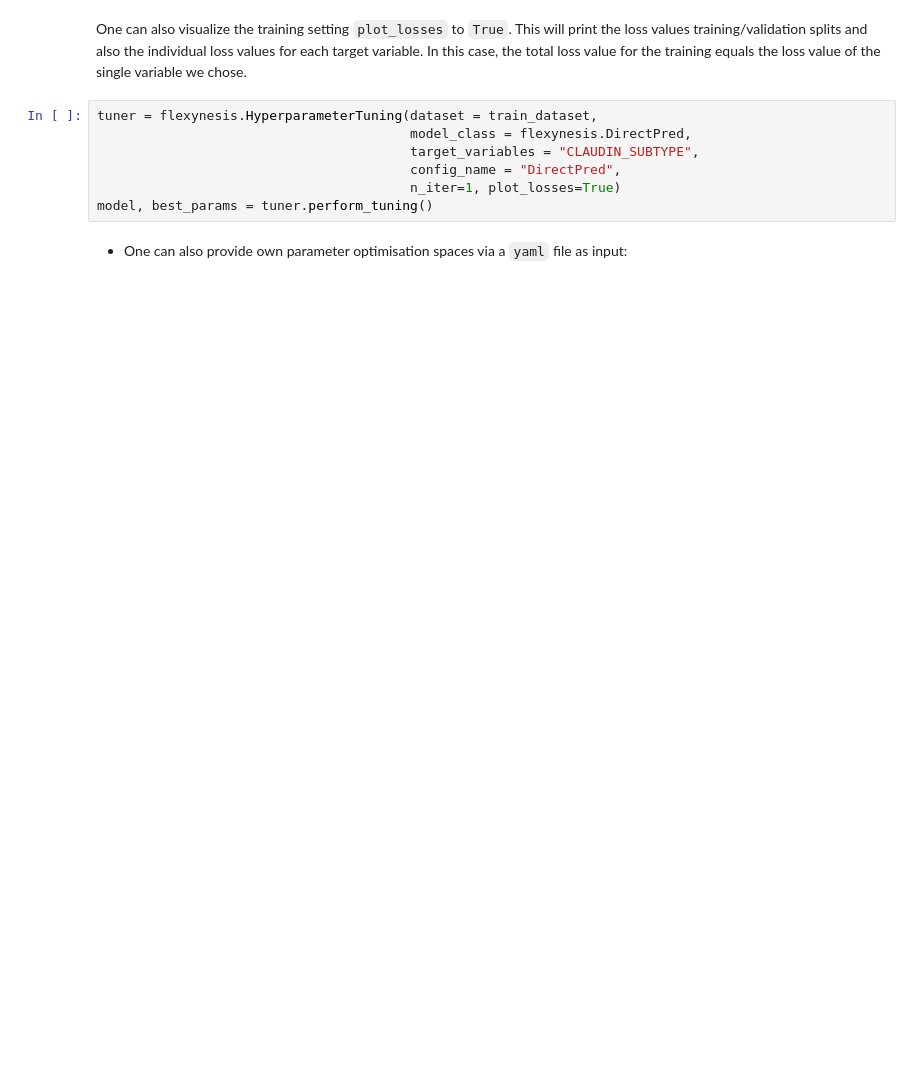
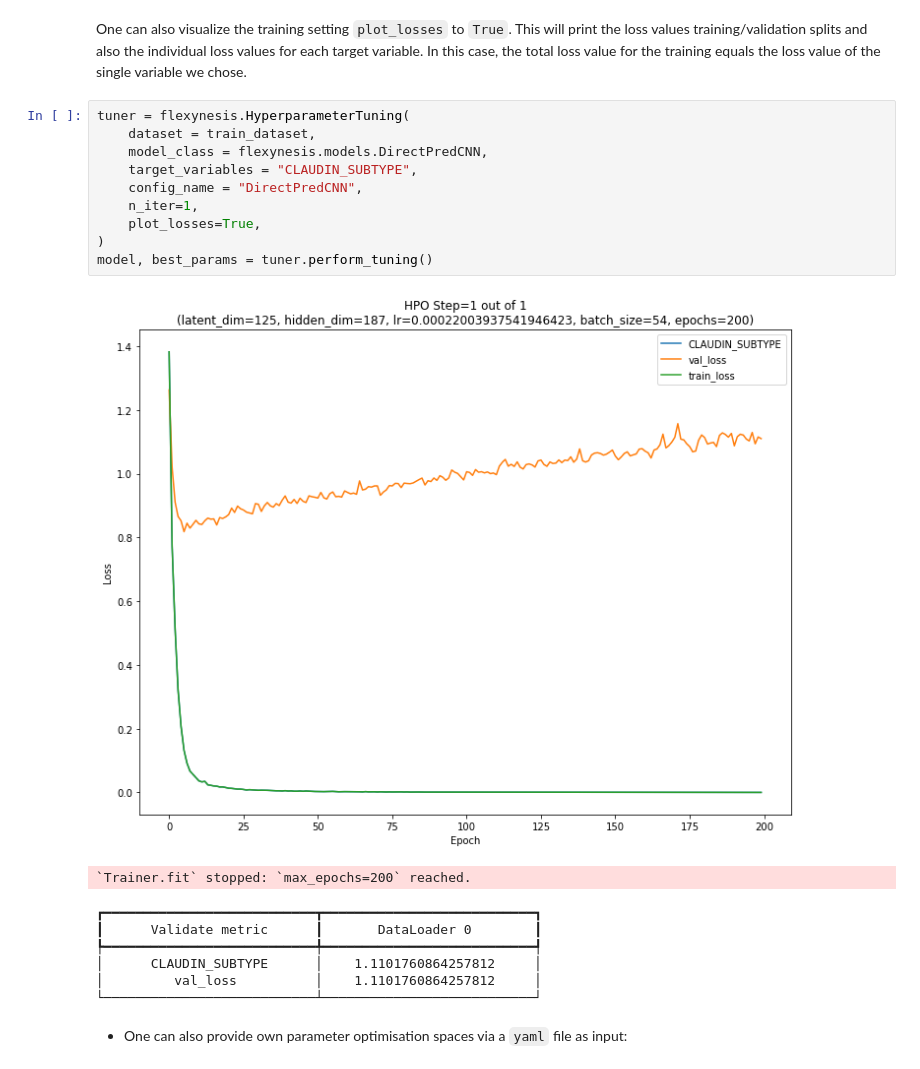
Before and after one commit to BIMSBbioinfo/flexynesis, a Jupyter notebook: examples/tutorials/brca_subtypes_cnn.ipynb, the cells around one changed output. Drawn from its saved outputs; the diff is of its cells as text; blank space fills up the shorter version.

Commit message:
Update example notebook and config file

```diff
--- a/examples/tutorials/brca_subtypes_cnn.ipynb
+++ b/examples/tutorials/brca_subtypes_cnn.ipynb
@@ -121,12 +310,24 @@ model, best_params = tuner.perform_tuning()
 One can also visualize the training setting `plot_losses` to `True`. This will print the loss values training/validation splits and also the individual loss values for each target variable.
 In this case, the total loss value for the training equals the loss value of the single variable we chose.
 # %%
-tuner = flexynesis.HyperparameterTuning(dataset = train_dataset,
-                                        model_class = flexynesis.DirectPred,
-                                        target_variables = "CLAUDIN_SUBTYPE",
-                                        config_name = "DirectPred",
-                                        n_iter=1, plot_losses=True)
+tuner = flexynesis.HyperparameterTuning(
+    dataset = train_dataset,
+    model_class = flexynesis.models.DirectPredCNN,
+    target_variables = "CLAUDIN_SUBTYPE",
+    config_name = "DirectPredCNN",
+    n_iter=1,
+    plot_losses=True,
+)
 model, best_params = tuner.perform_tuning()
+# %% [output]
+[figure, added]
+`Trainer.fit` stopped: `max_epochs=200` reached.
+┏━━━━━━━━━━━━━━━━━━━━━━━━━━━┳━━━━━━━━━━━━━━━━━━━━━━━━━━━┓
+┃      Validate metric      ┃       DataLoader 0        ┃
+┡━━━━━━━━━━━━━━━━━━━━━━━━━━━╇━━━━━━━━━━━━━━━━━━━━━━━━━━━┩
+│      CLAUDIN_SUBTYPE      │    1.1101760864257812     │
+│         val_loss          │    1.1101760864257812     │
+└───────────────────────────┴───────────────────────────┘
 # %% [markdown]
 - One can also provide own parameter optimisation spaces via a `yaml` file as input:
 # %%
```
Also changed, not shown: parts of 29 cells of this notebook, 1 other file.
